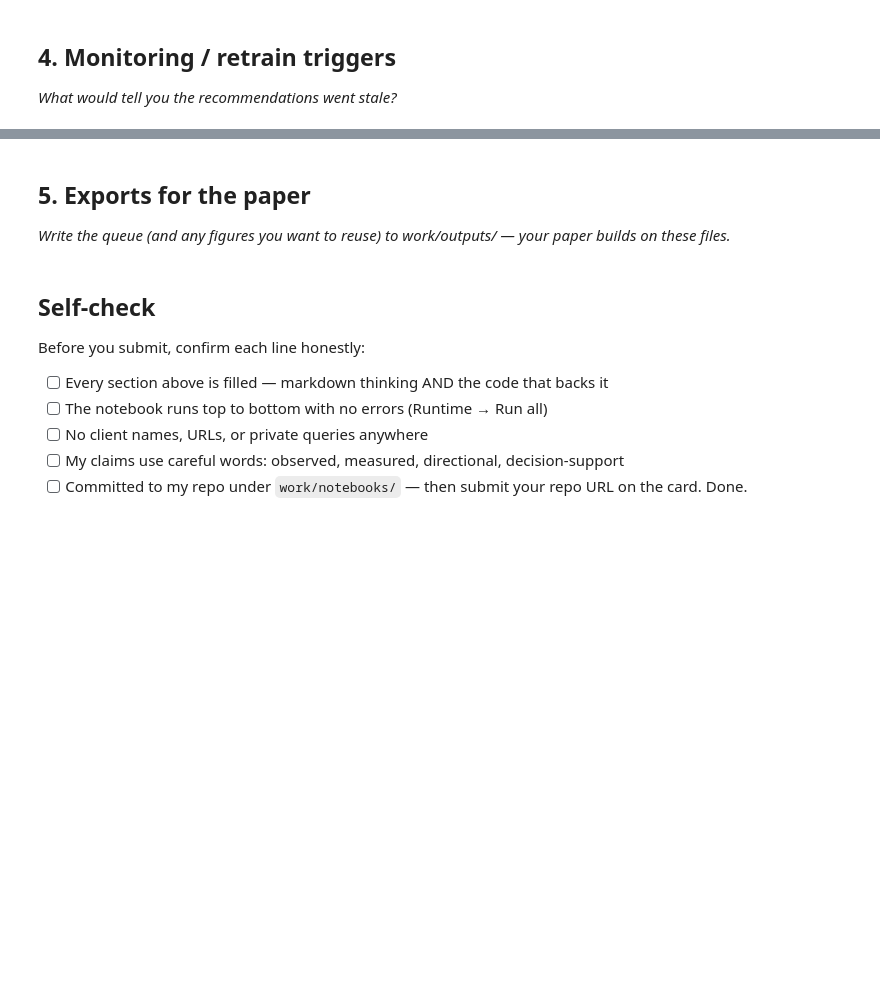
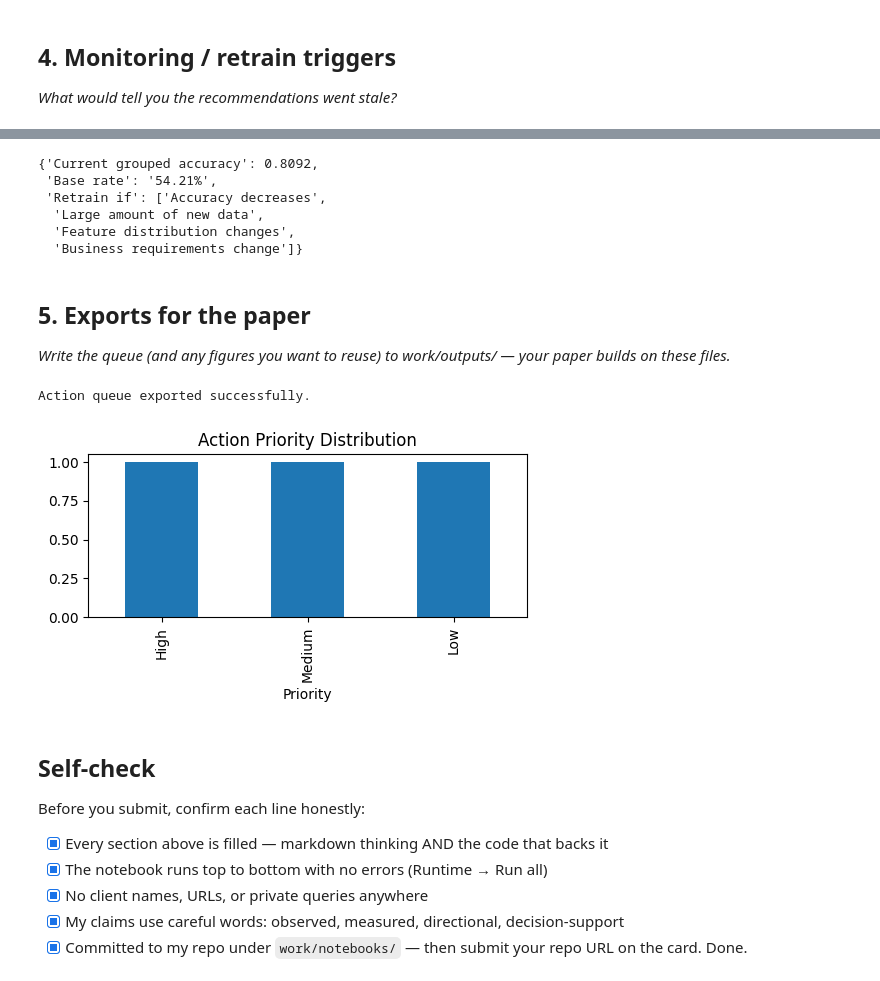
Before and after one commit to singhmahip688-hue/flyrank-ml-internhip, a Jupyter notebook: work/notebooks/w07_action_playbook.ipynb, the cells around one changed output, grey strips where cells are left out. Saved outputs shown, nothing was run; the diff lists cells and outputs as text; code cells hidden in the pictures; blank space fills up the shorter version.

```diff
--- a/work/notebooks/w07_action_playbook.ipynb
+++ b/work/notebooks/w07_action_playbook.ipynb
@@ -13,3 +33,20 @@ This skeleton is yours to fill. Work the sections **in order** — each one has
 # %%
 # This cell is for CODE (numbers, a query, a check).
 # Write your text answer in the cell ABOVE this one — typing sentences here breaks Run All.
+import pandas as pd
+
+action_queue = pd.DataFrame({
+    "Priority": ["High", "Medium", "Low"],
+    "Action": [
+        "Review immediately",
+        "Monitor performance",
+        "Continue monitoring"
+    ],
+    "Reason": [
+        "High predicted probability of decline",
+        "Moderate predicted probability",
+        "No strong decline signal"
+    ]
+})
+
+action_queue
@@ -34,6 +147,25 @@ This skeleton is yours to fill. Work the sections **in order** — each one has
 # %%
 # This cell is for CODE (numbers, a query, a check).
 # Write your text answer in the cell ABOVE this one — typing sentences here breaks Run All.
+monitoring = {
+    "Current grouped accuracy": 0.8092,
+    "Base rate": "54.21%",
+    "Retrain if": [
+        "Accuracy decreases",
+        "Large amount of new data",
+        "Feature distribution changes",
+        "Business requirements change"
+    ]
+}
+
+monitoring
+# %% [output]
+{'Current grouped accuracy': 0.8092,
+ 'Base rate': '54.21%',
+ 'Retrain if': ['Accuracy decreases',
+  'Large amount of new data',
+  'Feature distribution changes',
+  'Business requirements change']}
 # %% [markdown]
 ## 5. Exports for the paper
 
@@ -41,13 +173,43 @@ This skeleton is yours to fill. Work the sections **in order** — each one has
 # %%
 # This cell is for CODE (numbers, a query, a check).
 # Write your text answer in the cell ABOVE this one — typing sentences here breaks Run All.
+from pathlib import Path
+
+output_dir = Path("work/outputs")
+output_dir.mkdir(parents=True, exist_ok=True)
+
+action_queue.to_csv(
+    output_dir / "action_queue.csv",
+    index=False
+)
+
+print("Action queue exported successfully.")
+# %% [output]
+Action queue exported successfully.
+# %%
+import matplotlib.pyplot as plt
+
+counts = action_queue["Priority"].value_counts()
+
+plt.figure(figsize=(5,3))
+counts.plot(kind="bar")
+plt.title("Action Priority Distribution")
+plt.tight_layout()
+
+figure_dir = Path("work/figures")
+figure_dir.mkdir(parents=True, exist_ok=True)
+
+plt.savefig(figure_dir / "action_priority_distribution.png")
+plt.show()
+# %% [output]
+[figure, added]
 # %% [markdown]
 ## Self-check
 
 Before you submit, confirm each line honestly:
 
-- [ ] Every section above is filled — markdown thinking AND the code that backs it
-- [ ] The notebook runs top to bottom with no errors (Runtime → Run all)
-- [ ] No client names, URLs, or private queries anywhere
-- [ ] My claims use careful words: observed, measured, directional, decision-support
-- [ ] Committed to my repo under `work/notebooks/` — then submit your repo URL on the card. Done.
+- [x] Every section above is filled — markdown thinking AND the code that backs it
+- [x] The notebook runs top to bottom with no errors (Runtime → Run all)
+- [x] No client names, URLs, or private queries anywhere
+- [x] My claims use careful words: observed, measured, directional, decision-support
+- [x] Committed to my repo under `work/notebooks/` — then submit your repo URL on the card. Done.
```
Also changed, not shown: parts of 7 cells of this notebook.
